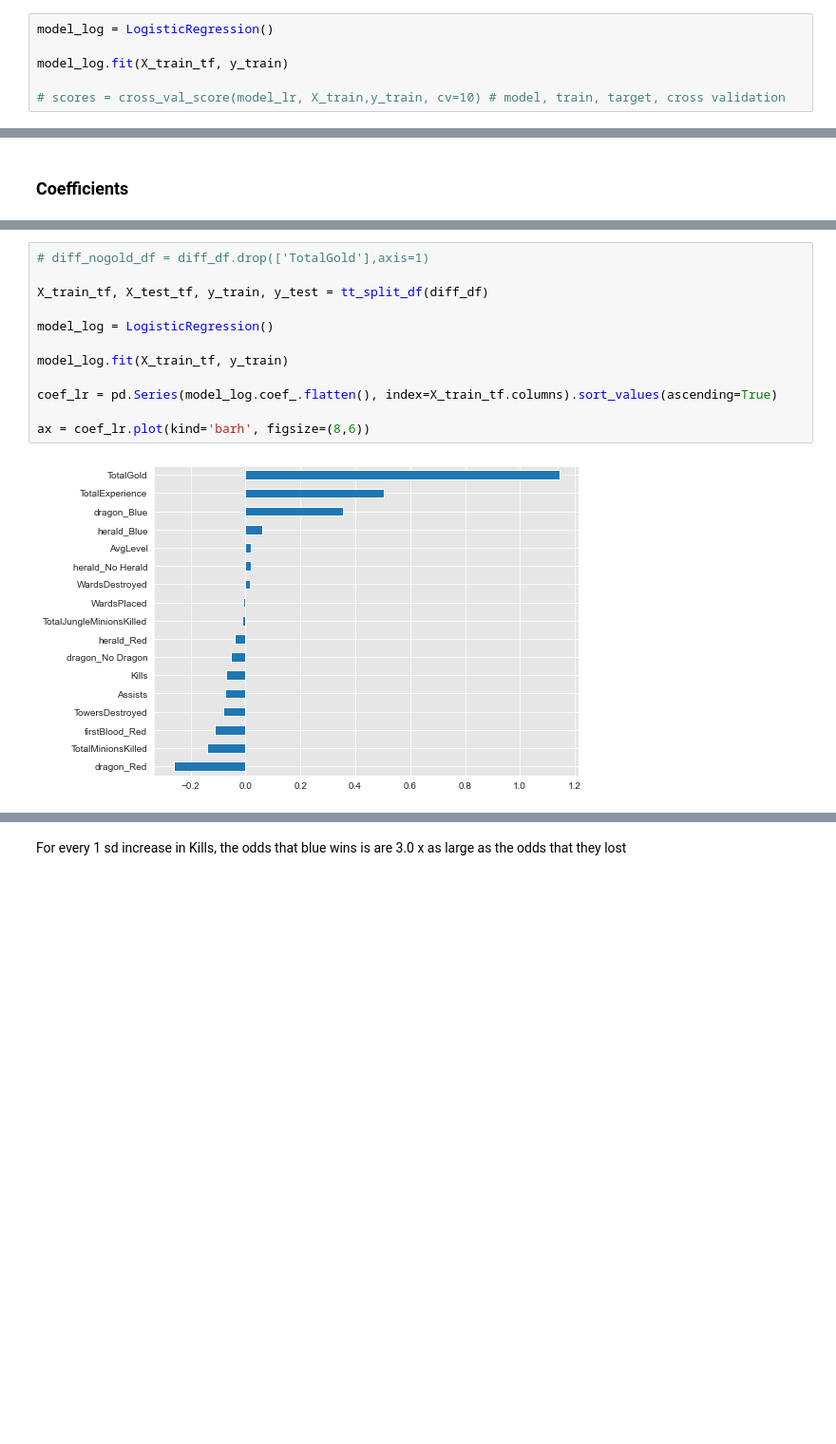
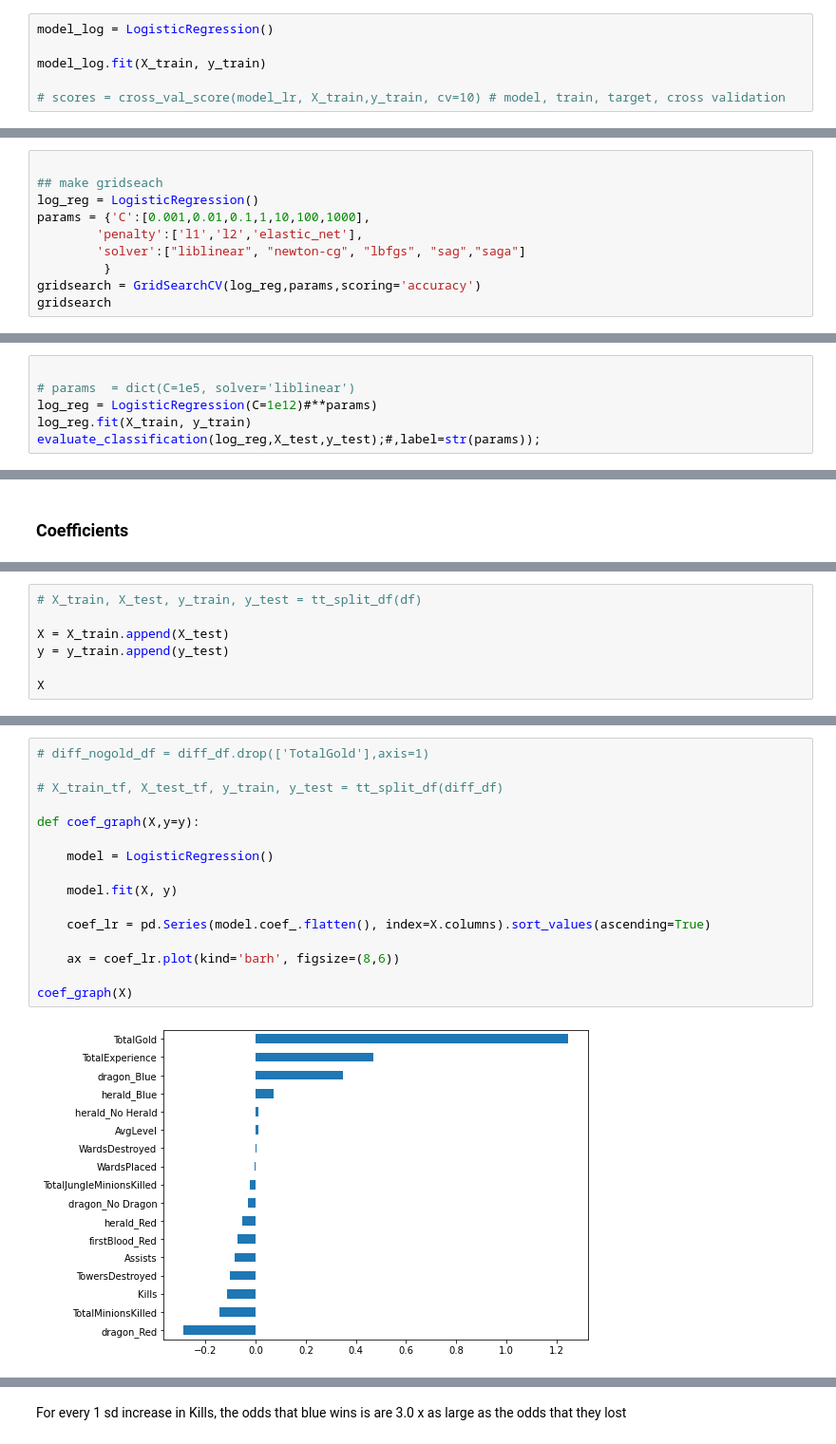
Before and after one commit to Drymander/League-of-Legends-Victory-Classification, a Jupyter notebook: copy paste.ipynb, the cells around one changed output, grey strips where cells are left out. Shown at 95% size. Drawn from its saved outputs; the diff is of its cells as text; blank space fills up the shorter version.

```diff
--- a/copy paste.ipynb
+++ b/copy paste.ipynb
@@ -770,7 +755,7 @@ X_train_tf.head()
 # %%
 model_log = LogisticRegression()
 
-model_log.fit(X_train_tf, y_train)
+model_log.fit(X_train, y_train)
 
 # scores = cross_val_score(model_lr, X_train,y_train, cv=10) # model, train, target, cross validation
 # %% [output]
@@ -870,0 +902,10 @@ NameError: name 'dt_pred' is not defined
+# %%
+
+## make gridseach
+log_reg = LogisticRegression()
+params = {'C':[0.001,0.01,0.1,1,10,100,1000],
+        'penalty':['l1','l2','elastic_net'],
+        'solver':["liblinear", "newton-cg", "lbfgs", "sag","saga"]
+         }
+gridsearch = GridSearchCV(log_reg,params,scoring='accuracy')
+gridsearch
@@ -870,0 +949,6 @@ NameError: name 'dt_pred' is not defined
+# %%
+
+# params  = dict(C=1e5, solver='liblinear')
+log_reg = LogisticRegression(C=1e12)#**params)
+log_reg.fit(X_train, y_train)
+evaluate_classification(log_reg,X_test,y_test);#,label=str(params));
@@ -872,0 +975,7 @@ NameError: name 'dt_pred' is not defined
+# %%
+# X_train, X_test, y_train, y_test = tt_split_df(df)
+
+X = X_train.append(X_test)
+y = y_train.append(y_test)
+
+X
@@ -873,14 +996,18 @@ NameError: name 'dt_pred' is not defined
 # %%
 # diff_nogold_df = diff_df.drop(['TotalGold'],axis=1)
 
-X_train_tf, X_test_tf, y_train, y_test = tt_split_df(diff_df)
+# X_train_tf, X_test_tf, y_train, y_test = tt_split_df(diff_df)
 
-model_log = LogisticRegression()
+def coef_graph(X,y=y):
 
-model_log.fit(X_train_tf, y_train)
+    model = LogisticRegression()
 
-coef_lr = pd.Series(model_log.coef_.flatten(), index=X_train_tf.columns).sort_values(ascending=True)
+    model.fit(X, y)
 
-ax = coef_lr.plot(kind='barh', figsize=(8,6))
+    coef_lr = pd.Series(model.coef_.flatten(), index=X.columns).sort_values(ascending=True)
+
+    ax = coef_lr.plot(kind='barh', figsize=(8,6))
+
+coef_graph(X)
 # %% [output]
-[figure, old version]
+[figure, new version]
```
Also changed, not shown: parts of 164 cells of this notebook, 1 other file.
